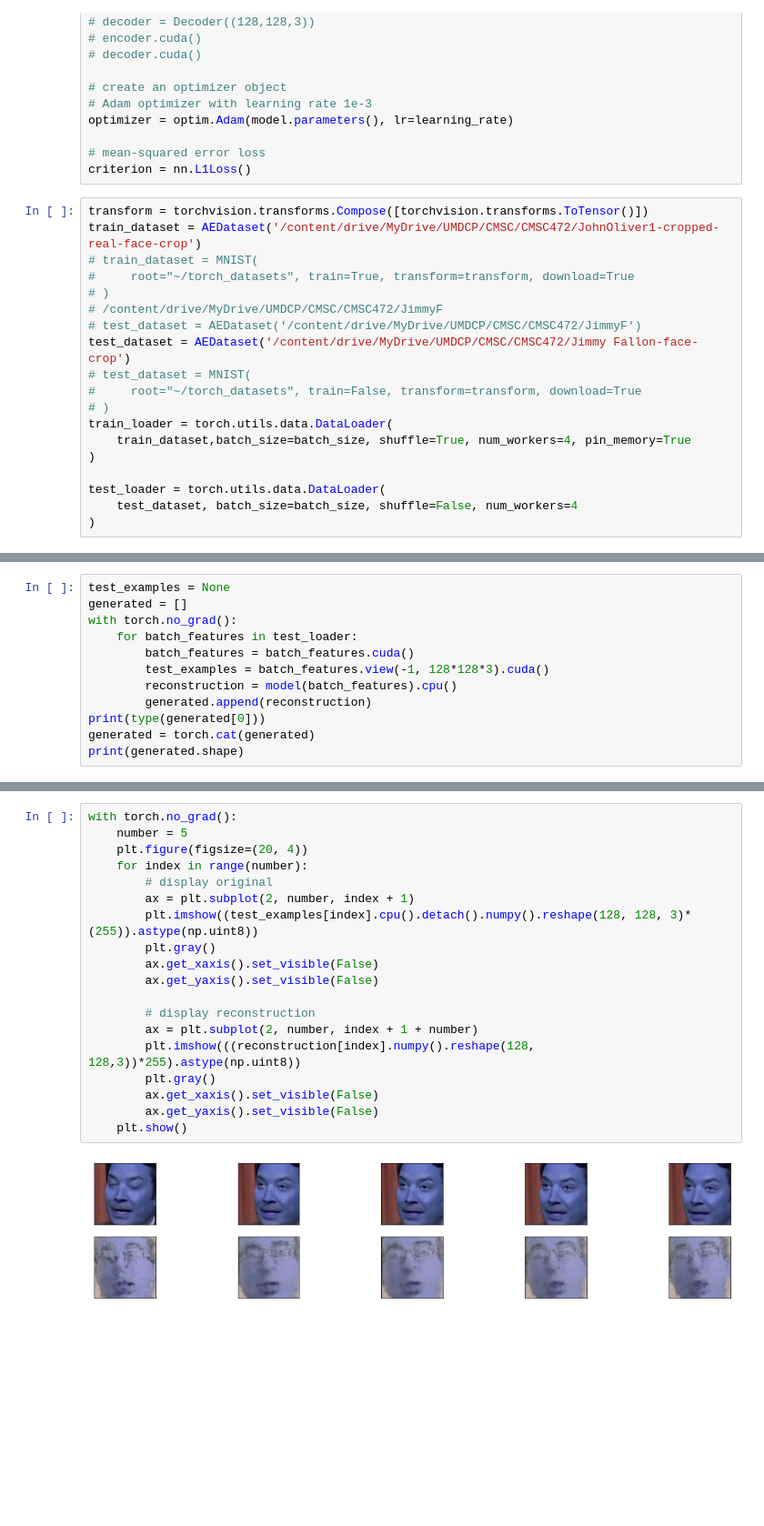
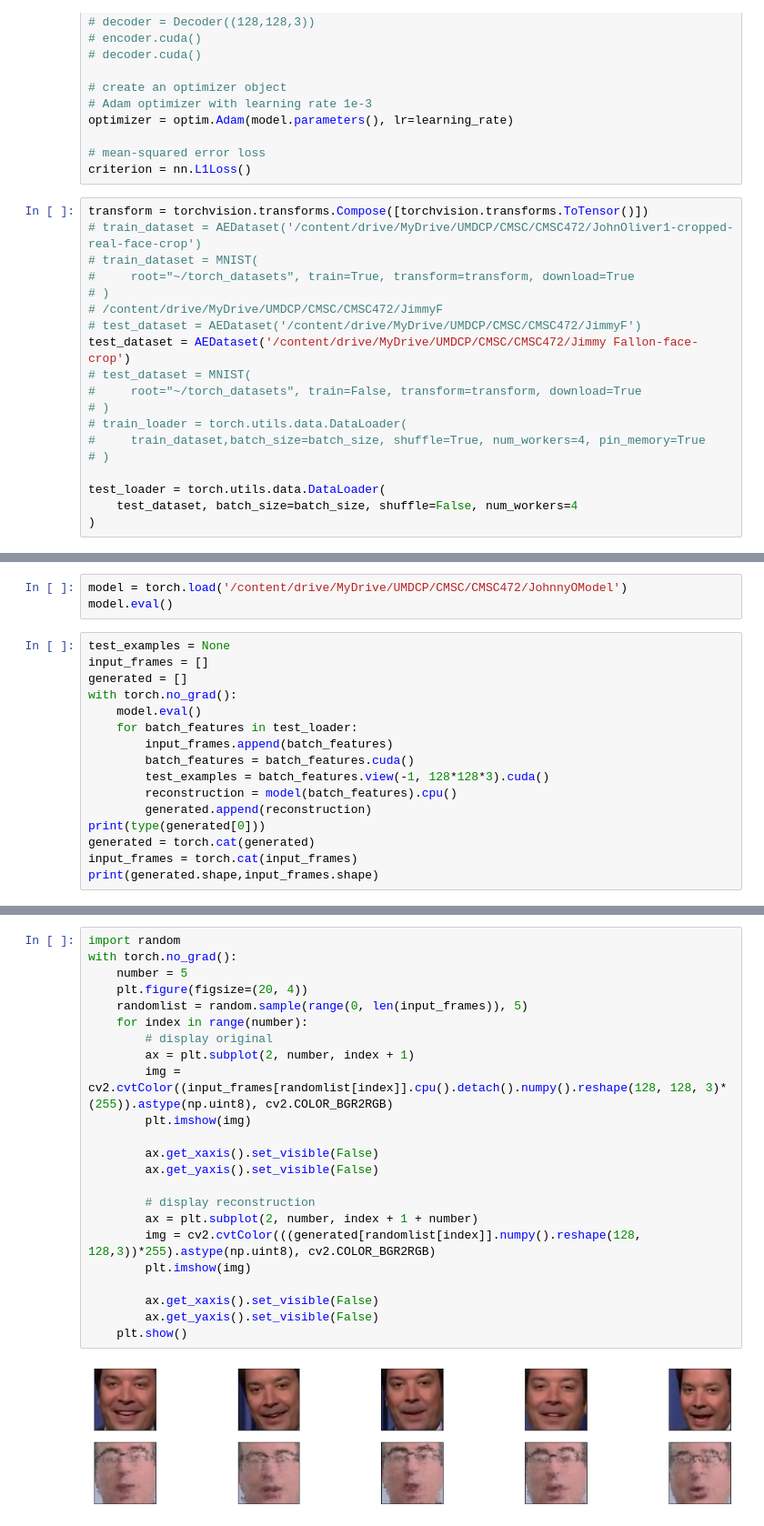
Before and after one commit to gandhiarjun/deepfake-generation, a Jupyter notebook: Auto_Encoders.ipynb, the cells around one changed output, grey strips where cells are left out. Shown at 91% size. Cells and saved outputs as stored; diff of their text form; blank space fills up the shorter version.

```diff
--- a/Auto_Encoders.ipynb
+++ b/Auto_Encoders.ipynb
@@ -414,7 +364,7 @@ optimizer = optim.Adam(model.parameters(), lr=learning_rate)
 criterion = nn.L1Loss()
 # %%
 transform = torchvision.transforms.Compose([torchvision.transforms.ToTensor()])
-train_dataset = AEDataset('/content/drive/MyDrive/UMDCP/CMSC/CMSC472/JohnOliver1-cropped-real-face-crop')
+# train_dataset = AEDataset('/content/drive/MyDrive/UMDCP/CMSC/CMSC472/JohnOliver1-cropped-real-face-crop')
 # train_dataset = MNIST(
 #     root="~/torch_datasets", train=True, transform=transform, download=True
 # )
@@ -424,9 +374,9 @@ test_dataset = AEDataset('/content/drive/MyDrive/UMDCP/CMSC/CMSC472/Jimmy Fallon
 # test_dataset = MNIST(
 #     root="~/torch_datasets", train=False, transform=transform, download=True
 # )
-train_loader = torch.utils.data.DataLoader(
-    train_dataset,batch_size=batch_size, shuffle=True, num_workers=4, pin_memory=True
-)
+# train_loader = torch.utils.data.DataLoader(
+#     train_dataset,batch_size=batch_size, shuffle=True, num_workers=4, pin_memory=True
+# )
 
 test_loader = torch.utils.data.DataLoader(
     test_dataset, batch_size=batch_size, shuffle=False, num_workers=4
@@ -503,14 +456,21 @@ plt.imshow(img)
+# %%
+model = torch.load('/content/drive/MyDrive/UMDCP/CMSC/CMSC472/JohnnyOModel')
+model.eval()
 # %%
 test_examples = None
+input_frames = []
 generated = []
 with torch.no_grad():
+    model.eval()
     for batch_features in test_loader:
+        input_frames.append(batch_features)
         batch_features = batch_features.cuda()
         test_examples = batch_features.view(-1, 128*128*3).cuda()
         reconstruction = model(batch_features).cpu()
         generated.append(reconstruction)
 print(type(generated[0]))
 generated = torch.cat(generated)
-print(generated.shape)
+input_frames = torch.cat(input_frames)
+print(generated.shape,input_frames.shape)
 # %% [output]
 <class 'torch.Tensor'>
@@ -518,22 +478,26 @@ torch.Size([1722, 3, 128, 128])
 # %%
+import random
 with torch.no_grad():
     number = 5
     plt.figure(figsize=(20, 4))
+    randomlist = random.sample(range(0, len(input_frames)), 5)
     for index in range(number):
         # display original
         ax = plt.subplot(2, number, index + 1)
-        plt.imshow((test_examples[index].cpu().detach().numpy().reshape(128, 128, 3)*(255)).astype(np.uint8))
-        plt.gray()
+        img = cv2.cvtColor((input_frames[randomlist[index]].cpu().detach().numpy().reshape(128, 128, 3)*(255)).astype(np.uint8), cv2.COLOR_BGR2RGB)
+        plt.imshow(img)
+
         ax.get_xaxis().set_visible(False)
         ax.get_yaxis().set_visible(False)
 
         # display reconstruction
         ax = plt.subplot(2, number, index + 1 + number)
-        plt.imshow(((reconstruction[index].numpy().reshape(128, 128,3))*255).astype(np.uint8))
-        plt.gray()
+        img = cv2.cvtColor(((generated[randomlist[index]].numpy().reshape(128, 128,3))*255).astype(np.uint8), cv2.COLOR_BGR2RGB)
+        plt.imshow(img)
+
         ax.get_xaxis().set_visible(False)
         ax.get_yaxis().set_visible(False)
     plt.show()
 # %% [output]
-[figure, old version]
+[figure, new version]
 # %%
```
Also changed, not shown: parts of 10 cells of this notebook.
